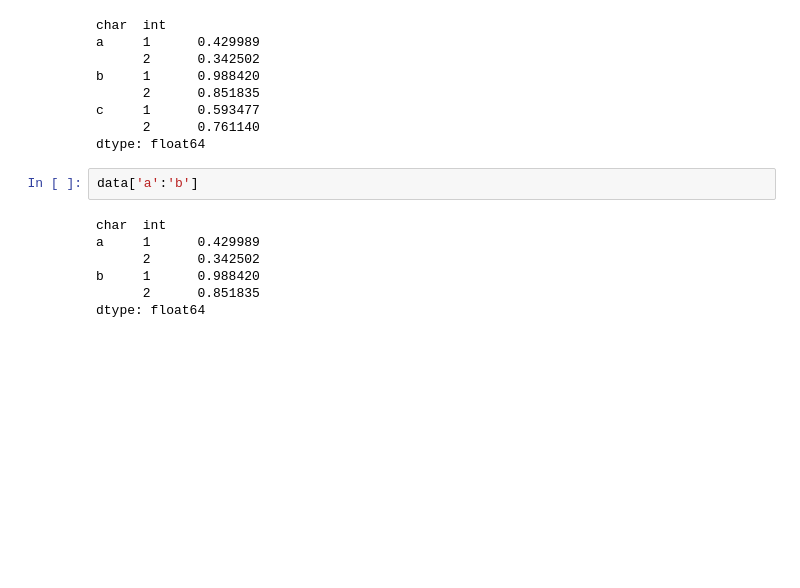
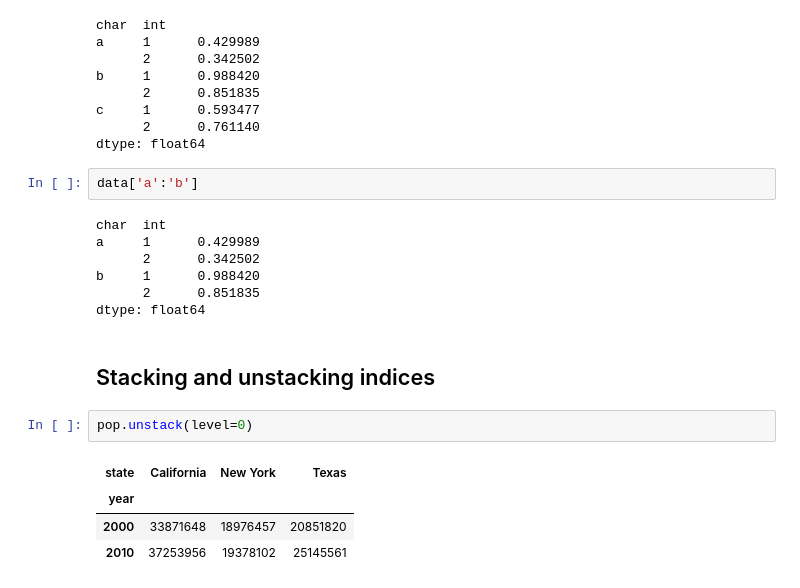
Before and after one commit to gmendozah/ucb-intro-data-science, a Jupyter notebook: Intro to Data Science/3.5 Hierarchical Indexing.ipynb, the cells around one changed output. Drawn from its saved outputs; the diff is of its cells as text; blank space fills up the shorter version.

```diff
--- a/Intro to Data Science/3.5 Hierarchical Indexing.ipynb
+++ b/Intro to Data Science/3.5 Hierarchical Indexing.ipynb
@@ -377,3 +377,12 @@ a     1      0.429989
 b     1      0.988420
       2      0.851835
 dtype: float64
+# %% [markdown]
+## Stacking and unstacking indices
+# %%
+pop.unstack(level=0)
+# %% [output]
+| state | California | New York | Texas |
+| year |  |  |  |
+| 2000 | 33871648 | 18976457 | 20851820 |
+| 2010 | 37253956 | 19378102 | 25145561 |
```
Also changed, not shown: parts of 6 cells of this notebook.
